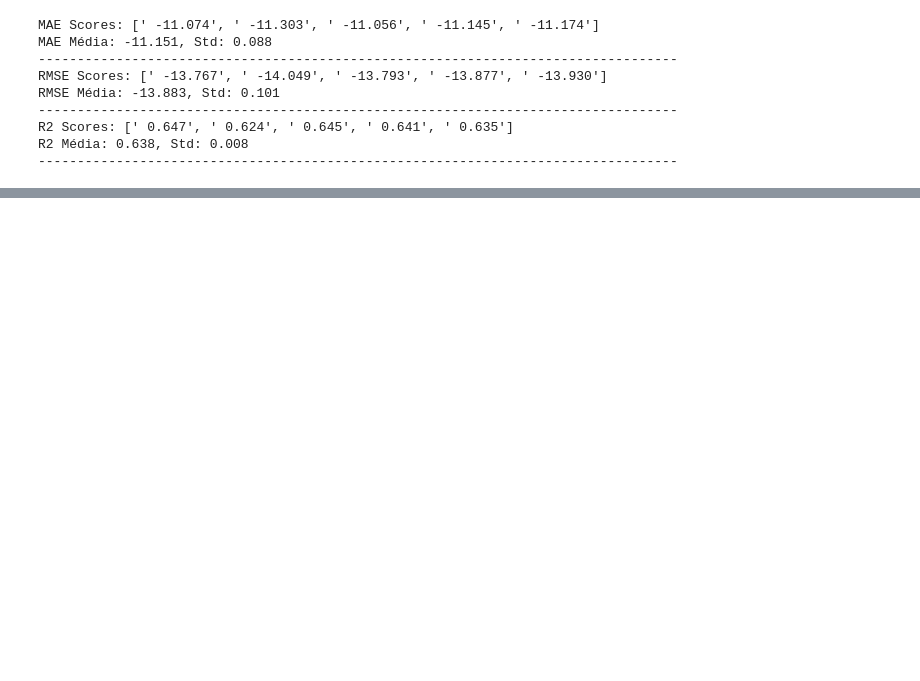
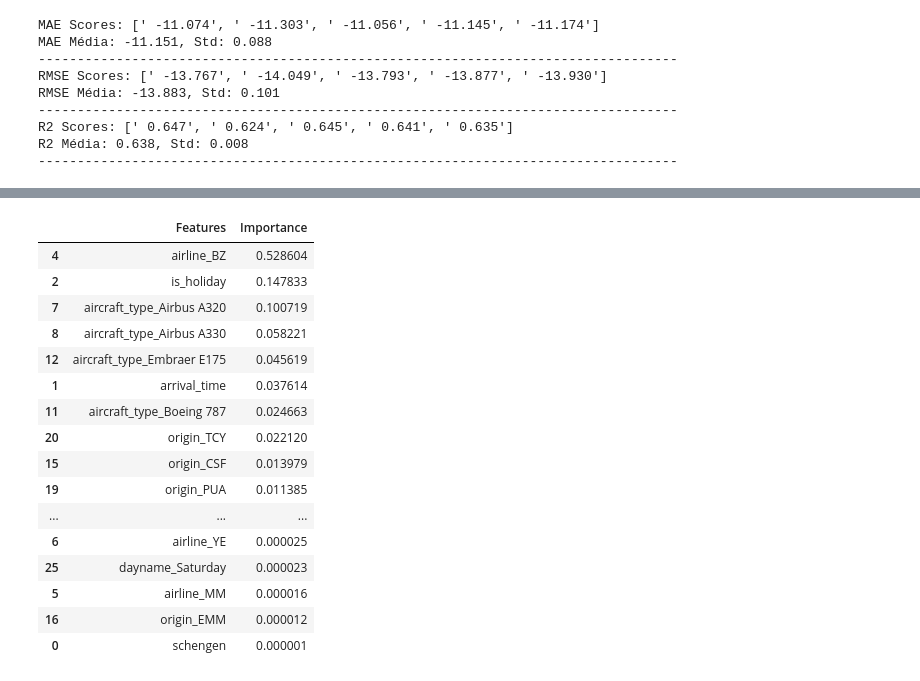
Before and after one commit to nina-rebello/flight-delay-prediction-model, a Jupyter notebook: modelo_atraso_voo.ipynb, the cells around one changed output, grey strips where cells are left out. Saved outputs shown, nothing was run; the diff lists cells and outputs as text; code cells hidden in the pictures; blank space fills up the shorter version.

```diff
--- a/modelo_atraso_voo.ipynb
+++ b/modelo_atraso_voo.ipynb
@@ -613,0 +634,24 @@ R2 Média: 0.638, Std: 0.008
+# %%
+# Visualização de uma forma mais numérica
+importances = model_rf.feature_importances_
+feature_importances = pd.DataFrame({'Features': X_train.columns, 'Importance': importances})
+feature_importances = feature_importances.sort_values(by='Importance', ascending=False)
+feature_importances
+# %% [output]
+|  | Features | Importance |
+| 4 | airline_BZ | 0.528604 |
+| 2 | is_holiday | 0.147833 |
+| 7 | aircraft_type_Airbus A320 | 0.100719 |
+| 8 | aircraft_type_Airbus A330 | 0.058221 |
+| 12 | aircraft_type_Embraer E175 | 0.045619 |
+| 1 | arrival_time | 0.037614 |
+| 11 | aircraft_type_Boeing 787 | 0.024663 |
+| 20 | origin_TCY | 0.022120 |
+| 15 | origin_CSF | 0.013979 |
+| 19 | origin_PUA | 0.011385 |
+| ... | ... | ... |
+| 6 | airline_YE | 0.000025 |
+| 25 | dayname_Saturday | 0.000023 |
+| 5 | airline_MM | 0.000016 |
+| 16 | origin_EMM | 0.000012 |
+| 0 | schengen | 0.000001 |
```
Also changed, not shown: parts of 8 cells of this notebook.
